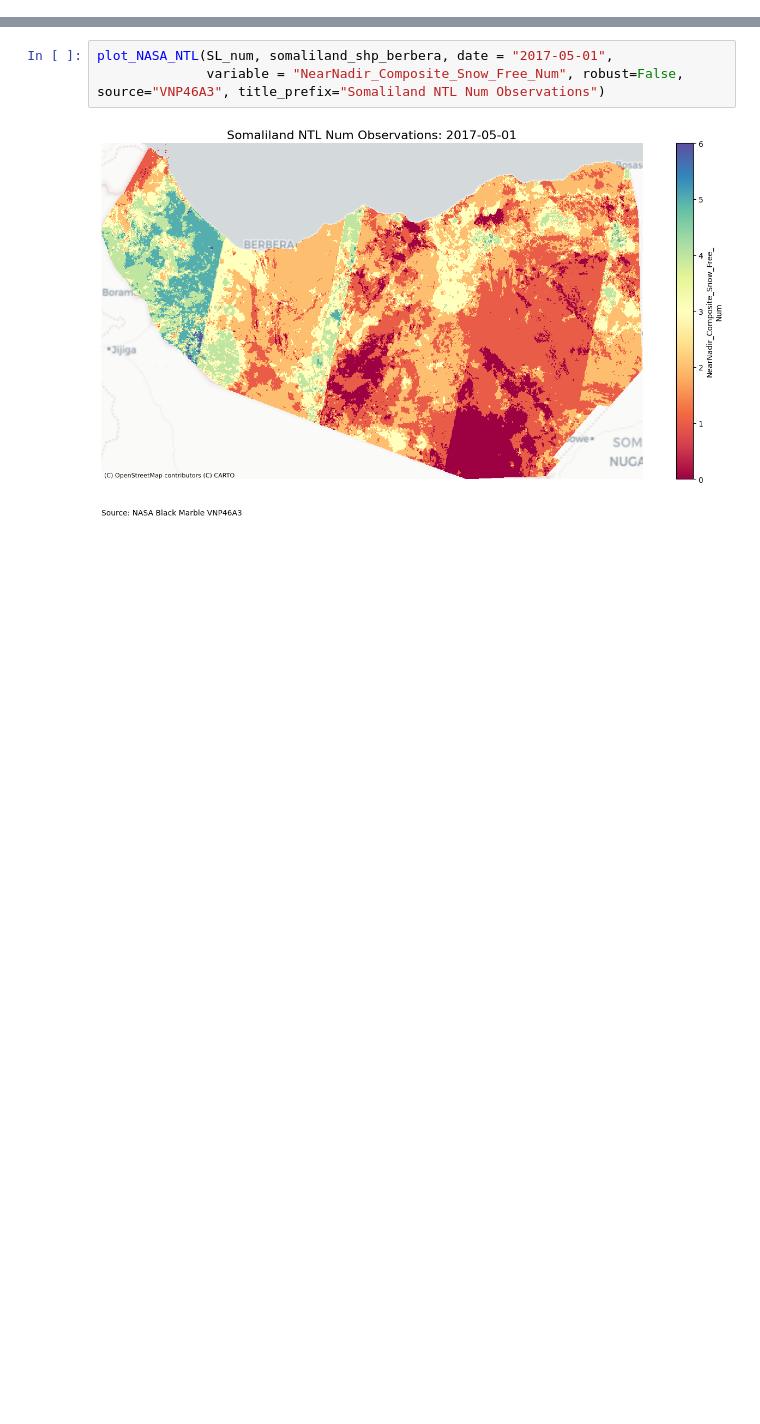
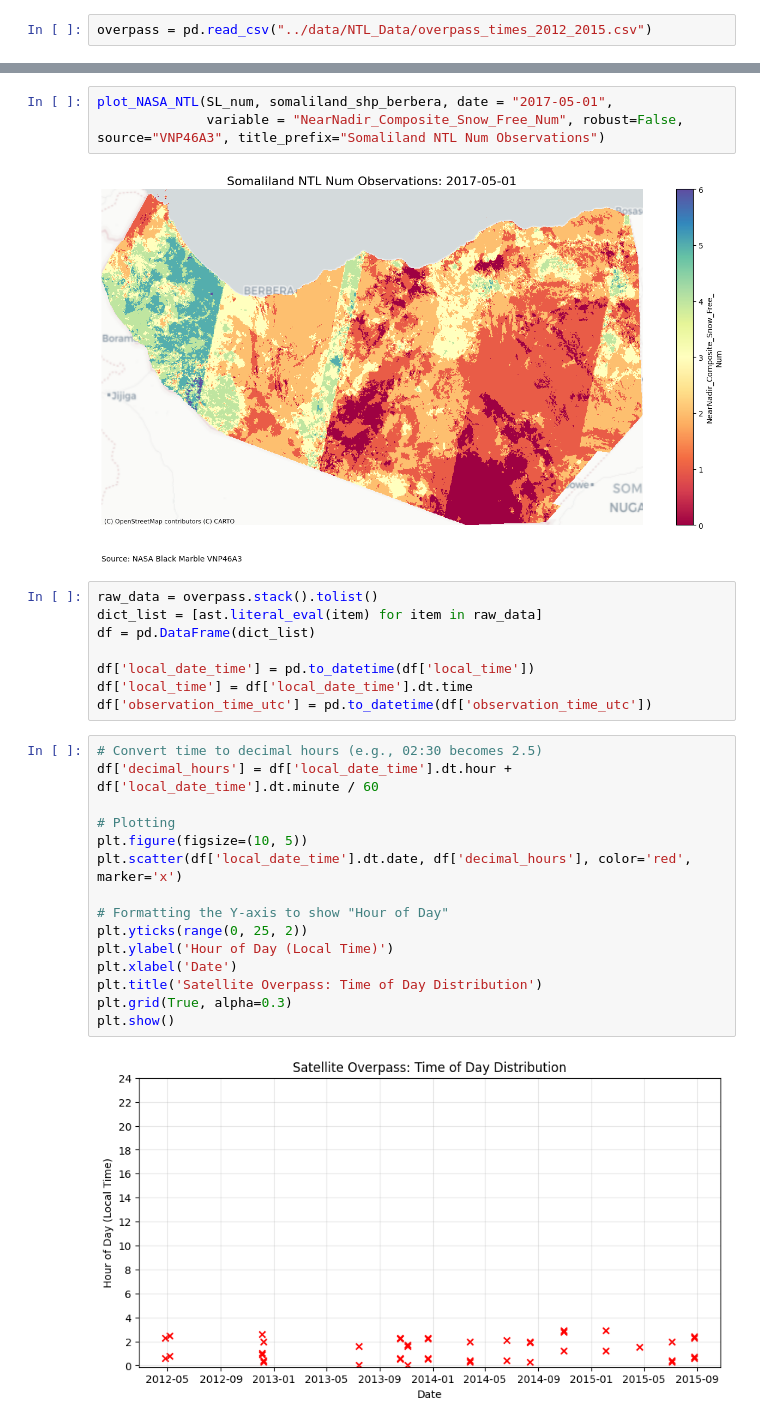
Before and after one commit to SamMcG1997/NTL_Somaliland, a Jupyter notebook: notebooks/5_Quality_Assurance.ipynb, the cells around one changed output, grey strips where cells are left out. Saved outputs shown, nothing was run; the diff lists cells and outputs as text; blank space fills up the shorter version.

```diff
--- a/notebooks/5_Quality_Assurance.ipynb
+++ b/notebooks/5_Quality_Assurance.ipynb
@@ -12,6 +15,8 @@ import ntl_functions
 
 importlib.reload(ntl_functions)
 from ntl_functions import plot_NASA_NTL, filter_dataset_by_bounding_box, mask_dataset_by_geometry, yearly_radiance, yearly_nonzero_pixels
+# %%
+overpass = pd.read_csv("../data/NTL_Data/overpass_times_2012_2015.csv")
 # %%
 #Load Somaliland Boundary Shapefile
 somaliland_shp_berbera = gpd.read_file("../data/Combined_Datasets/Somaliland_with_berbera/somaliland_with_berbera.shp")
@@ -309,3 +314,28 @@ plot_NASA_NTL(SL_num, somaliland_shp_berbera, date = "2017-05-01",
               variable = "NearNadir_Composite_Snow_Free_Num", robust=False, source="VNP46A3", title_prefix="Somaliland NTL Num Observations")
 # %% [output]
 [figure]
+# %%
+raw_data = overpass.stack().tolist()
+dict_list = [ast.literal_eval(item) for item in raw_data]
+df = pd.DataFrame(dict_list)
+
+df['local_date_time'] = pd.to_datetime(df['local_time'])
+df['local_time'] = df['local_date_time'].dt.time
+df['observation_time_utc'] = pd.to_datetime(df['observation_time_utc'])
+# %%
+# Convert time to decimal hours (e.g., 02:30 becomes 2.5)
+df['decimal_hours'] = df['local_date_time'].dt.hour + df['local_date_time'].dt.minute / 60
+
+# Plotting
+plt.figure(figsize=(10, 5))
+plt.scatter(df['local_date_time'].dt.date, df['decimal_hours'], color='red', marker='x')
+
+# Formatting the Y-axis to show "Hour of Day"
+plt.yticks(range(0, 25, 2))
+plt.ylabel('Hour of Day (Local Time)')
+plt.xlabel('Date')
+plt.title('Satellite Overpass: Time of Day Distribution')
+plt.grid(True, alpha=0.3)
+plt.show()
+# %% [output]
+[figure, added]
```
Also changed, not shown: parts of 1 cell of this notebook, 8 other files.
